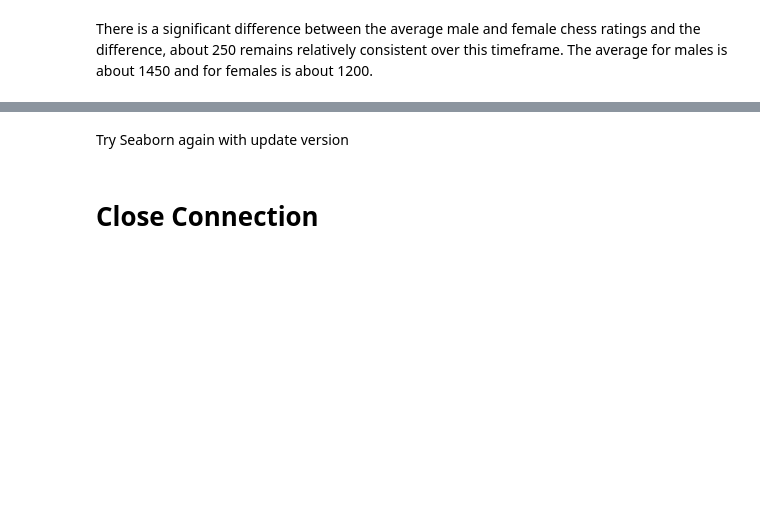
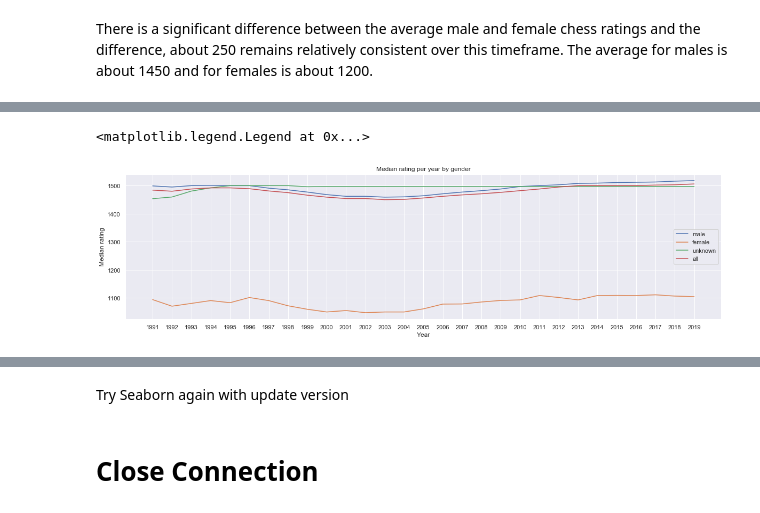
Before and after one commit to AstroBoy1/chess-ds, a Jupyter notebook: chess_exploration.ipynb, the cells around one changed output, grey strips where cells are left out. Drawn from its saved outputs; the diff is of its cells as text; code cells hidden in the pictures; blank space fills up the shorter version.

Commit message:
rating by gender

```diff
--- a/chess_exploration.ipynb
+++ b/chess_exploration.ipynb
@@ -376,0 +462,14 @@ AttributeError: module 'seaborn' has no attribute 'lineplot'
+# %%
+plt.figure(figsize=(20, 5))
+plt.plot(male_df_aggs.index, male_df_aggs['median'].values, label="male")
+plt.plot(female_df_aggs.index, female_df_aggs['median'].values, label="female")
+plt.plot(unknown_df_aggs.index, unknown_df_aggs['median'].values, label="unknown")
+plt.plot(df_aggs.index, df_aggs['median'].values, label="all")
+#plt.errorbar(df_aggs.index, df_aggs['mean'].values, df_aggs['std'].values, label="average")
+plt.title("Median rating per year by gender")
+plt.xlabel("Year")
+plt.ylabel("Median rating")
+plt.legend()
+# %% [output]
+<matplotlib.legend.Legend at 0x...>
+[figure, added]
```
Also changed, not shown: parts of 32 cells of this notebook.
